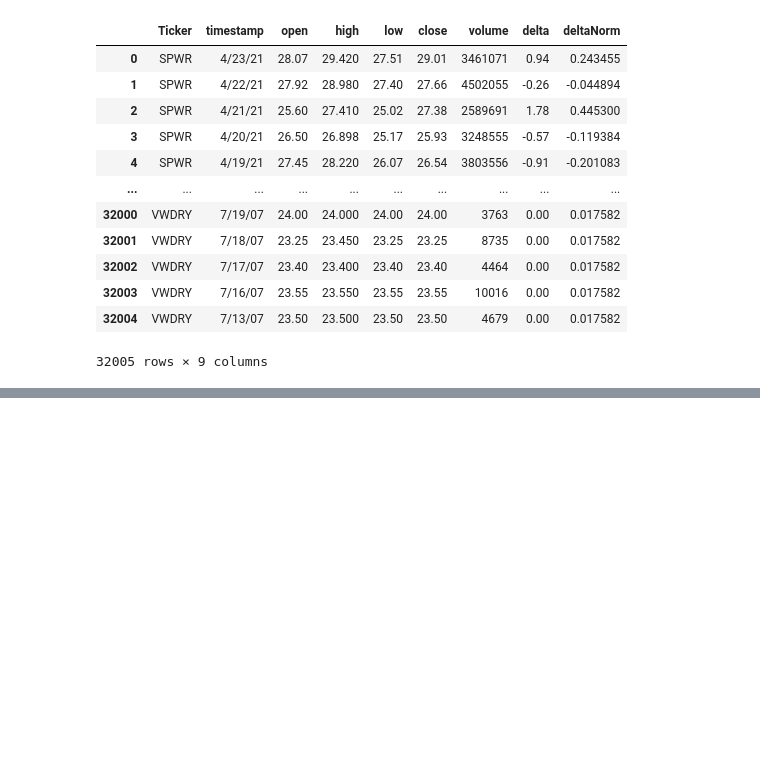
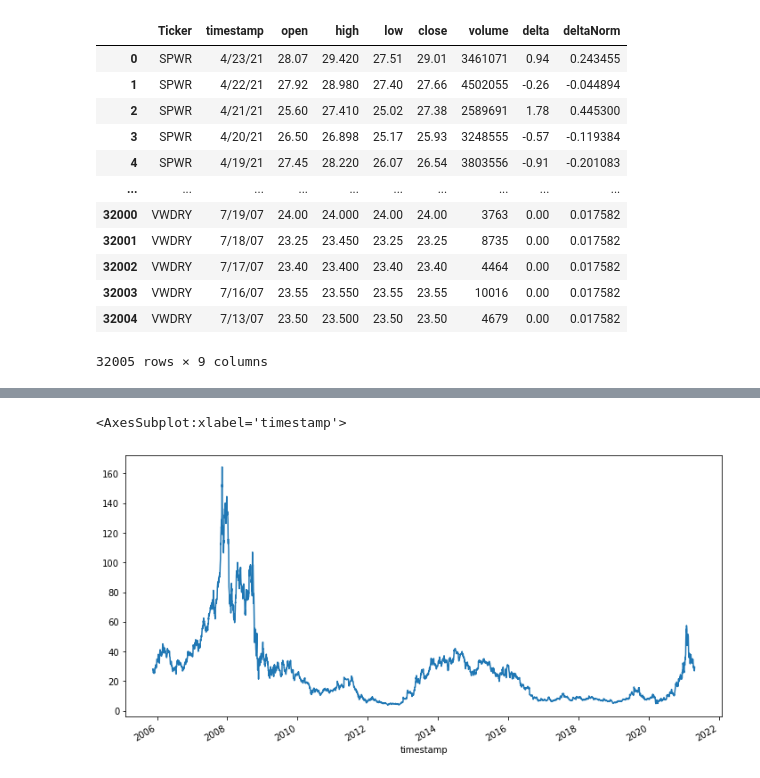
Before and after one commit to roldanjrgl/bds_green_investing, a Jupyter notebook: explore_all_datasets/explore_stock_prices.ipynb, the cells around one changed output, grey strips where cells are left out. Saved outputs shown, nothing was run; the diff lists cells and outputs as text; code cells hidden in the pictures; blank space fills up the shorter version.

```diff
--- a/explore_all_datasets/explore_stock_prices.ipynb
+++ b/explore_all_datasets/explore_stock_prices.ipynb
@@ -32,0 +72,5 @@ stock_prices.index = pd.to_datetime(stock_prices['timestamp'])
+# %%
+stock_prices[(stock_prices['Ticker'] == 'SPWR')]['high'].plot(figsize=(12,6))
+# %% [output]
+<AxesSubplot:xlabel='timestamp'>
+[figure, added]
```
Also changed, not shown: parts of 15 cells of this notebook.
